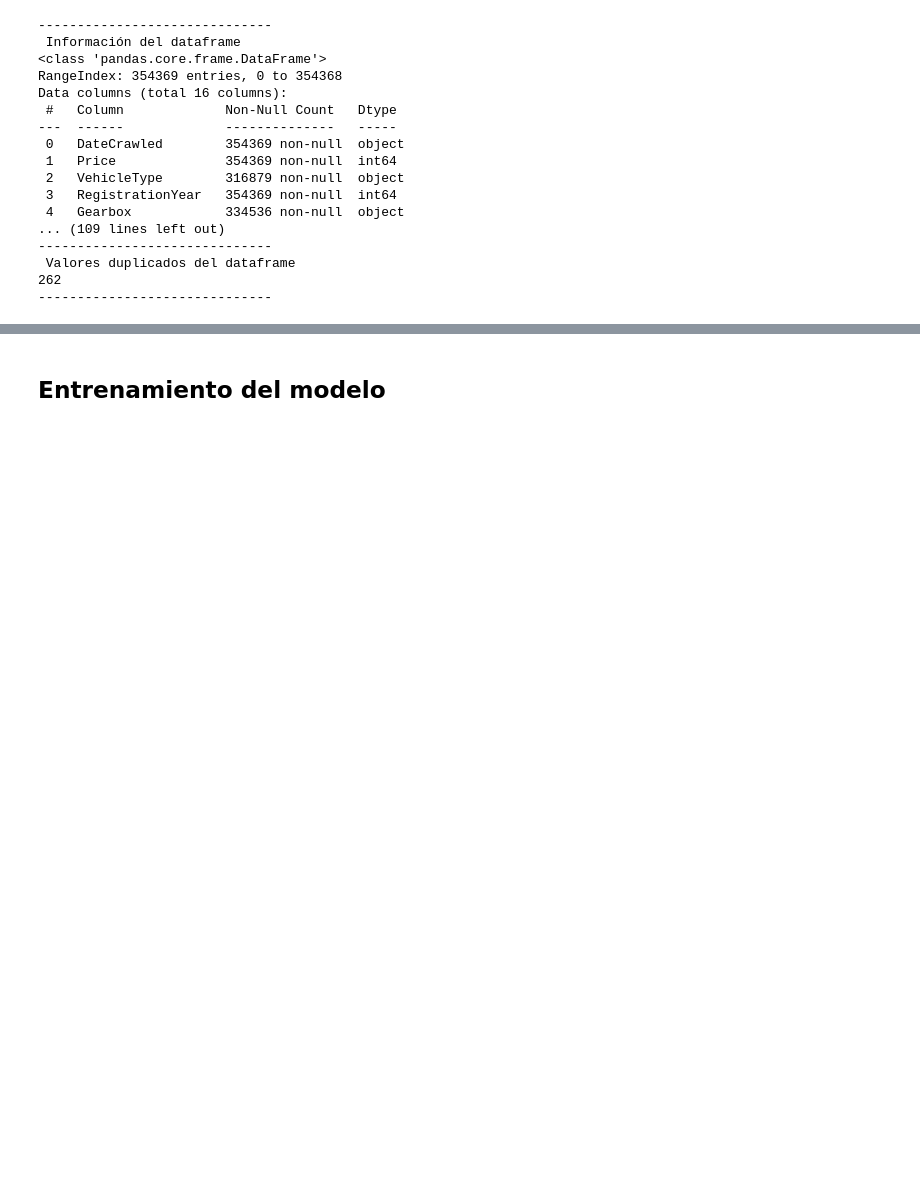
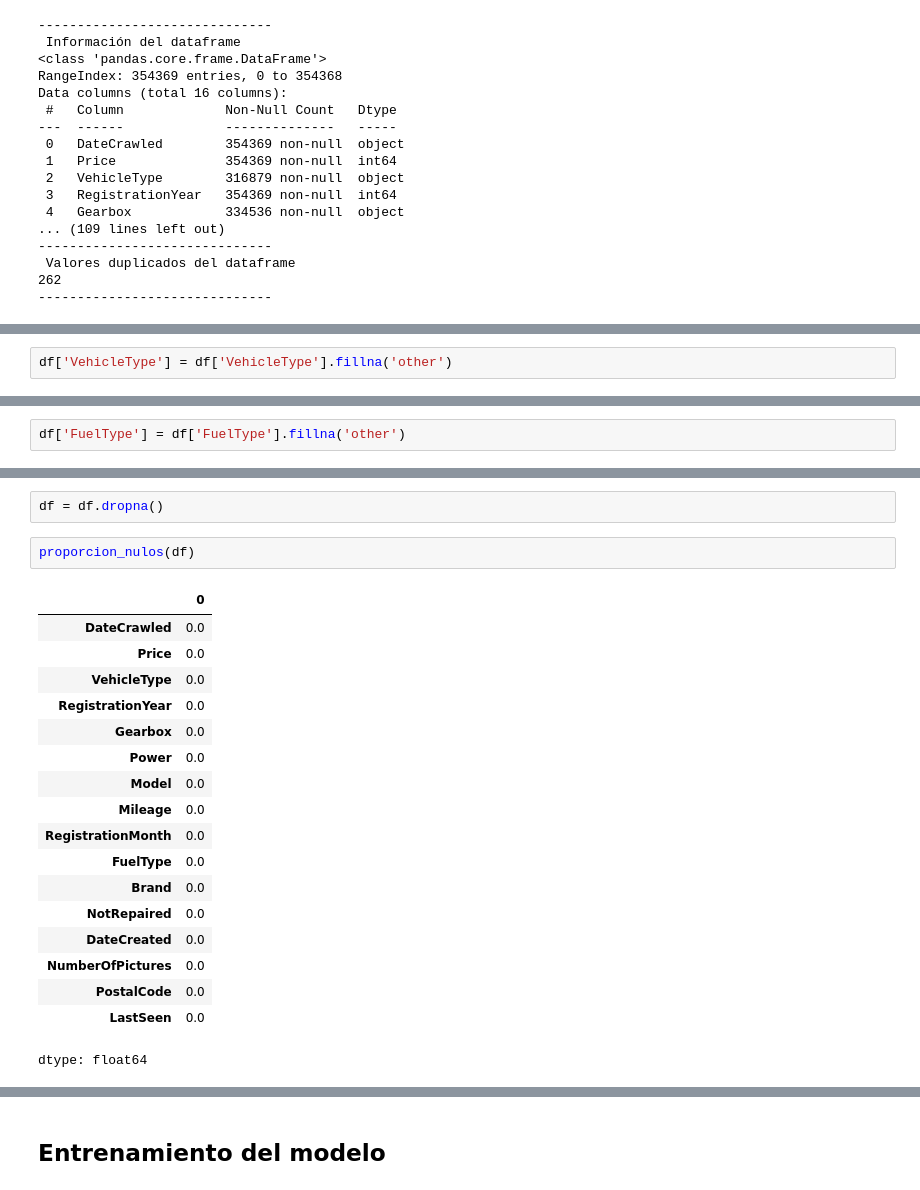
Before and after one commit to Davichobacter/data_science_tt, a Jupyter notebook: Sprint_15/notebook.ipynb, the cells around one changed output, grey strips where cells are left out. Cells and saved outputs as stored; diff of their text form; blank space fills up the shorter version.

```diff
--- a/Sprint_15/notebook.ipynb
+++ b/Sprint_15/notebook.ipynb
@@ -175,0 +298,2 @@ def proporcion_nulos(df, columna):
+# %%
+df['VehicleType'] = df['VehicleType'].fillna('other')
@@ -175,0 +313,2 @@ def proporcion_nulos(df, columna):
+# %%
+df['FuelType'] = df['FuelType'].fillna('other')
@@ -175,0 +341,23 @@ def proporcion_nulos(df, columna):
+# %%
+df = df.dropna()
+# %%
+proporcion_nulos(df)
+# %% [output]
+|  | 0 |
+| DateCrawled | 0.0 |
+| Price | 0.0 |
+| VehicleType | 0.0 |
+| RegistrationYear | 0.0 |
+| Gearbox | 0.0 |
+| Power | 0.0 |
+| Model | 0.0 |
+| Mileage | 0.0 |
+| RegistrationMonth | 0.0 |
+| FuelType | 0.0 |
+| Brand | 0.0 |
+| NotRepaired | 0.0 |
+| DateCreated | 0.0 |
+| NumberOfPictures | 0.0 |
+| PostalCode | 0.0 |
+| LastSeen | 0.0 |
+dtype: float64
```
Also changed, not shown: parts of 14 cells of this notebook.
